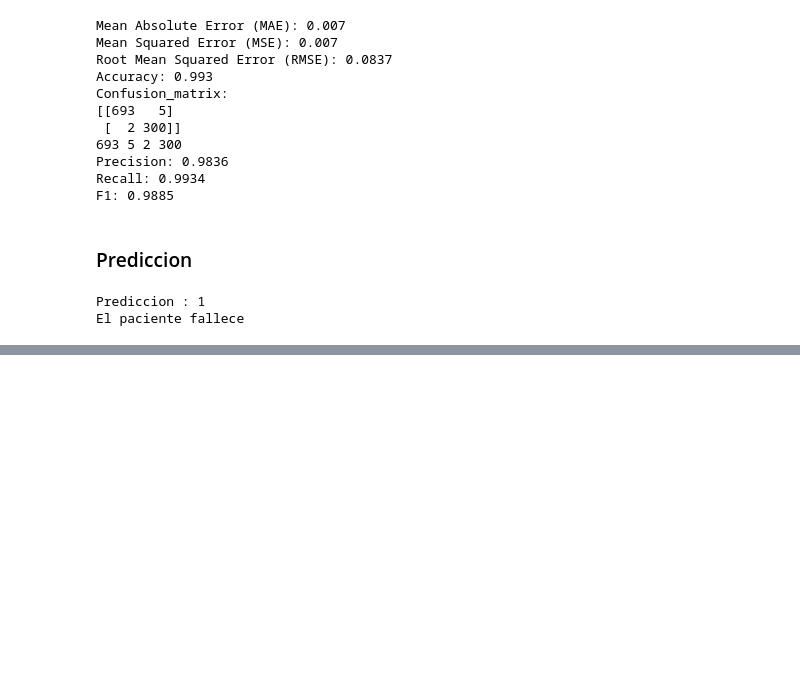
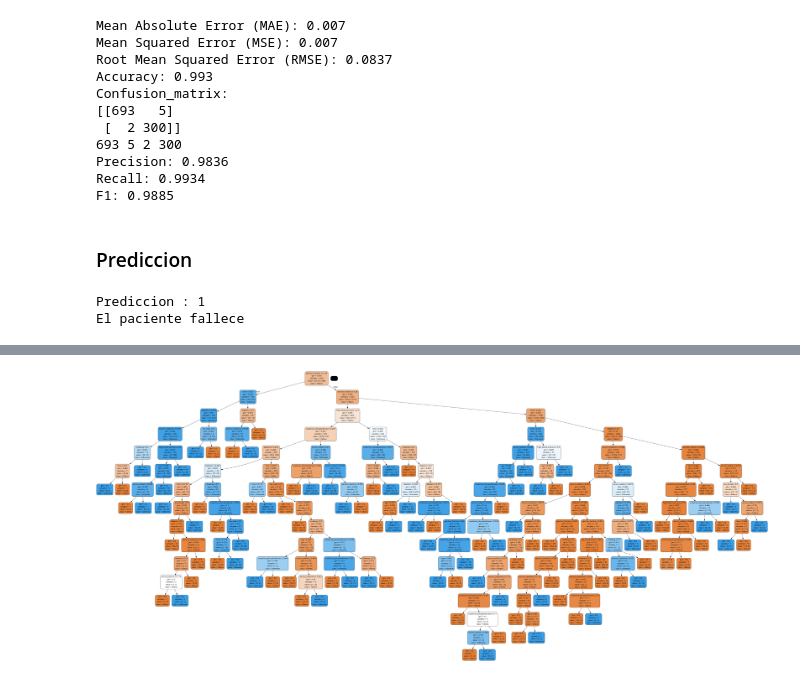
Before and after one commit to juandtap/ML_Random_Forest_SVM, a Jupyter notebook: ML_clasificacion_random_forest_svm_FASE2.ipynb, the cells around one changed output, grey strips where cells are left out. Saved outputs shown, nothing was run; the diff lists cells and outputs as text; code cells hidden in the pictures; blank space fills up the shorter version.

```diff
--- a/ML_clasificacion_random_forest_svm_FASE2.ipynb
+++ b/ML_clasificacion_random_forest_svm_FASE2.ipynb
@@ -276,0 +281,23 @@ El paciente fallece
+# %%
+from sklearn.tree import export_graphviz
+import pydotplus
+from IPython.display import Image
+import graphviz
+
+forest = pipe.named_steps['modelRandomForest']
+estimator = forest.estimators_[10]
+#sex_female,sex_male,age,anaemia,creatinine_phosphokinase,diabetes,ejection_fraction,high_blood_pressure,platelets,serum_creatinine,serum_sodium,smoking,time
+cnames=['sex_female','sex_male','age', 'anaemia', 'creatinine_phosphokinase', 'diabetes', 'ejection_fraction', 'high_blood_pressure', 'platelets', 'serum_creatinine', 'serum_sodium','smoking', 'time']
+dot_data = export_graphviz(estimator,
+                           out_file=None,
+                           feature_names=cnames,
+                           class_names=['Fallece', 'Sobrevive'],
+                           filled=True,
+                           rounded=True,
+                           special_characters=True)
+
+# Visualizar el árbol
+graph = pydotplus.graph_from_dot_data(dot_data)
+Image(graph.create_png())
+# %% [output]
+[figure, added]
```
Also changed, not shown: parts of 5 cells of this notebook.
